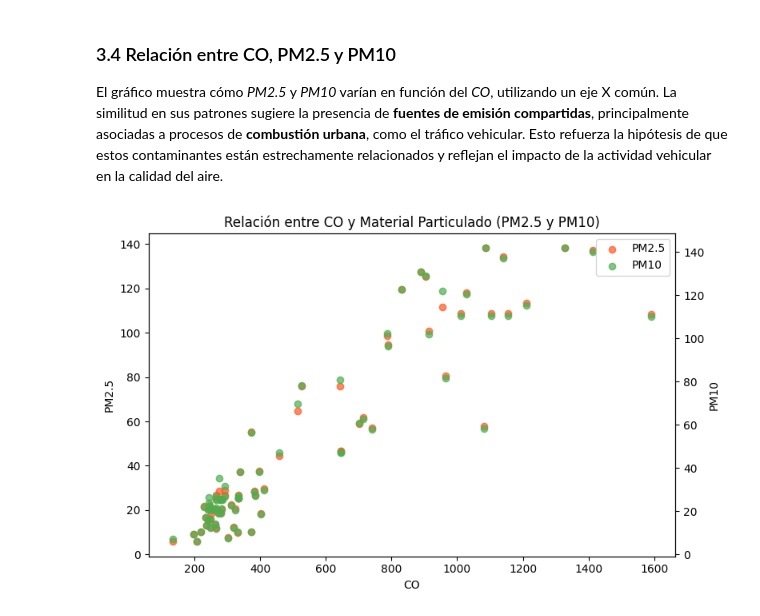
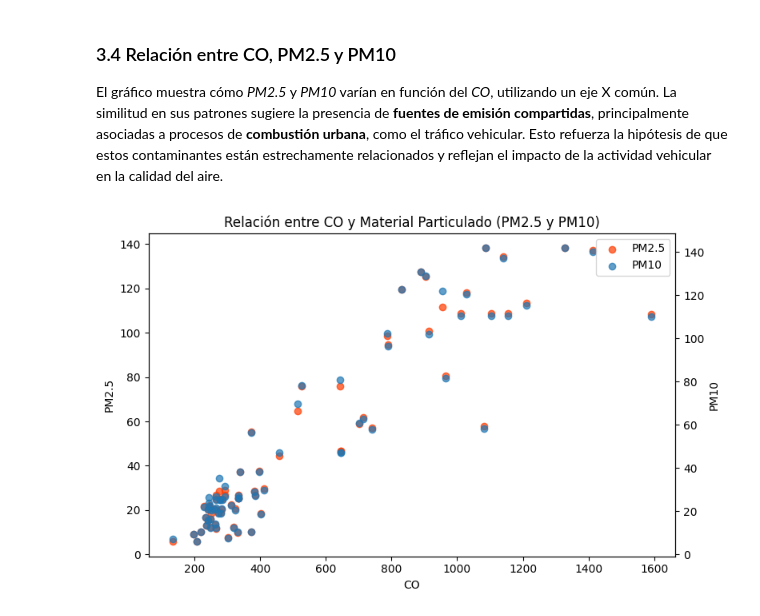
Before and after one commit to SchallerFran/Clima-y-calidad-del-aire-en-las-ciudades-de-la-India, a Jupyter notebook: src/EDA.ipynb, the cells around one changed output. Cells and saved outputs as stored; diff of their text form; code cells hidden in the pictures.

```diff
--- a/src/EDA.ipynb
+++ b/src/EDA.ipynb
@@ -141,21 +143,21 @@ El gráfico muestra cómo *PM2.5* y *PM10* varían en función del *CO*, utiliza
 # %%
 fig, ax1 = plt.subplots(figsize=(8, 5))
 
-ax1.scatter(df["co"], df["pm2_5"], alpha=0.7, color="#FF5722", label="PM2.5")
+ax1.scatter(df["co"], df["pm2_5"], alpha=0.7, color="#FF3C00", label="PM2.5")
 ax1.set_xlabel("CO")
 ax1.set_ylabel("PM2.5")
 
 ax2 = ax1.twinx()
-ax2.scatter(df["co"], df["pm10"], alpha=0.7, color="#4CAF50",   label="PM10")
+ax2.scatter(df["co"], df["pm10"], alpha=0.7, label="PM10")
 ax2.set_ylabel("PM10")
 
 plt.title("Relación entre CO y Material Particulado (PM2.5 y PM10)")
 
 handles1, labels1 = ax1.get_legend_handles_labels()
 handles2, labels2 = ax2.get_legend_handles_labels()
 plt.legend(handles1 + handles2, labels1 + labels2, loc="best")
 
 plt.tight_layout()
 plt.show()
 # %% [output]
-[figure, old version]
+[figure, new version]
```
Also changed, not shown: parts of 1 cell of this notebook, 1 other file.
